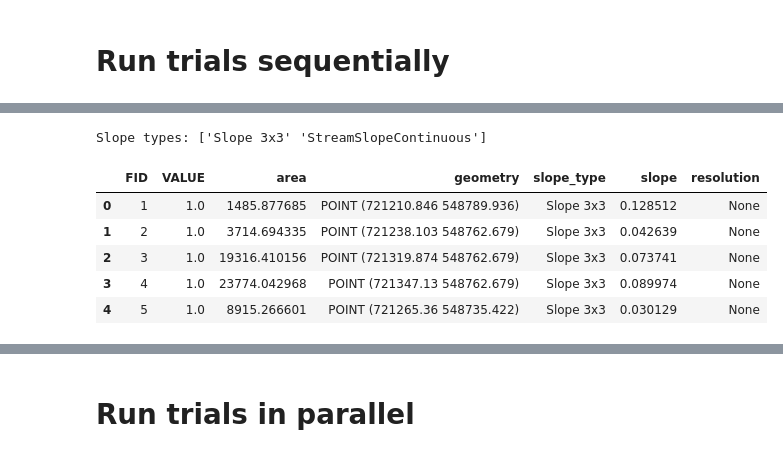
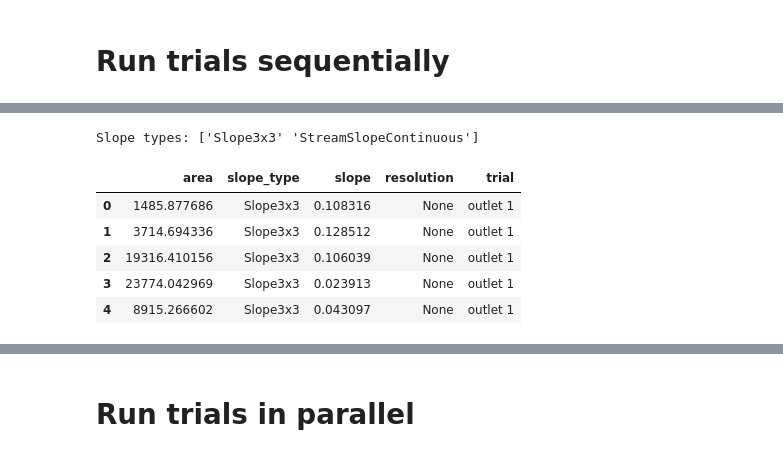
Before and after one commit to alecsandrei/slope-area, a Jupyter notebook: notebooks/01_plot_from_outlets.ipynb, the cells around one changed output, grey strips where cells are left out. Cells and saved outputs as stored; diff of their text form; code cells hidden in the pictures.

```diff
--- a/notebooks/01_plot_from_outlets.ipynb
+++ b/notebooks/01_plot_from_outlets.ipynb
@@ -120,14 +119,14 @@ WARNING: Interior pit cells were found within the input DEM. It is likely that t
 # %%
-print('Slope types:', results[0].profiles['slope_type'].unique())
-results[0].profiles.head()
+print('Slope types:', results[0].df[Column.SLOPE_TYPE].unique())
+results[0].df.head()
 # %% [output]
-Slope types: ['Slope 3x3' 'StreamSlopeContinuous']
+Slope types: ['Slope3x3' 'StreamSlopeContinuous']
-|  | FID | VALUE | area | geometry | slope_type | slope | resolution |
-| 0 | 1 | 1.0 | 1485.877685 | POINT (721210.846 548789.936) | Slope 3x3 | 0.128512 | None |
-| 1 | 2 | 1.0 | 3714.694335 | POINT (721238.103 548762.679) | Slope 3x3 | 0.042639 | None |
-| 2 | 3 | 1.0 | 19316.410156 | POINT (721319.874 548762.679) | Slope 3x3 | 0.073741 | None |
-| 3 | 4 | 1.0 | 23774.042968 | POINT (721347.13 548762.679) | Slope 3x3 | 0.089974 | None |
-| 4 | 5 | 1.0 | 8915.266601 | POINT (721265.36 548735.422) | Slope 3x3 | 0.030129 | None |
+|  | area | slope_type | slope | resolution | trial |
+| 0 | 1485.877686 | Slope3x3 | 0.108316 | None | outlet 1 |
+| 1 | 3714.694336 | Slope3x3 | 0.128512 | None | outlet 1 |
+| 2 | 19316.410156 | Slope3x3 | 0.106039 | None | outlet 1 |
+| 3 | 23774.042969 | Slope3x3 | 0.023913 | None | outlet 1 |
+| 4 | 8915.266602 | Slope3x3 | 0.043097 | None | outlet 1 |
 # %%
 slope_area_plot(
     results.to_dataframe(), out_fig=out_fig_sequential, config=plot_config
```
Also changed, not shown: parts of 8 cells of this notebook, 2 other files.
